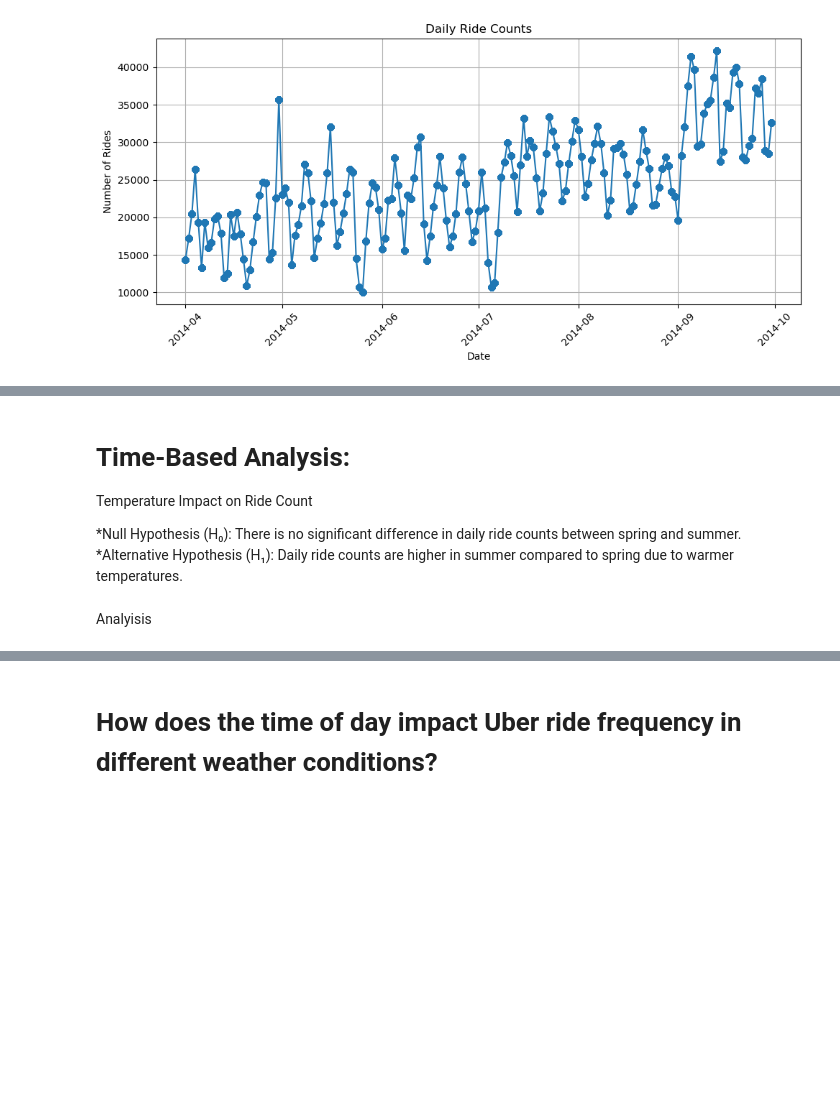
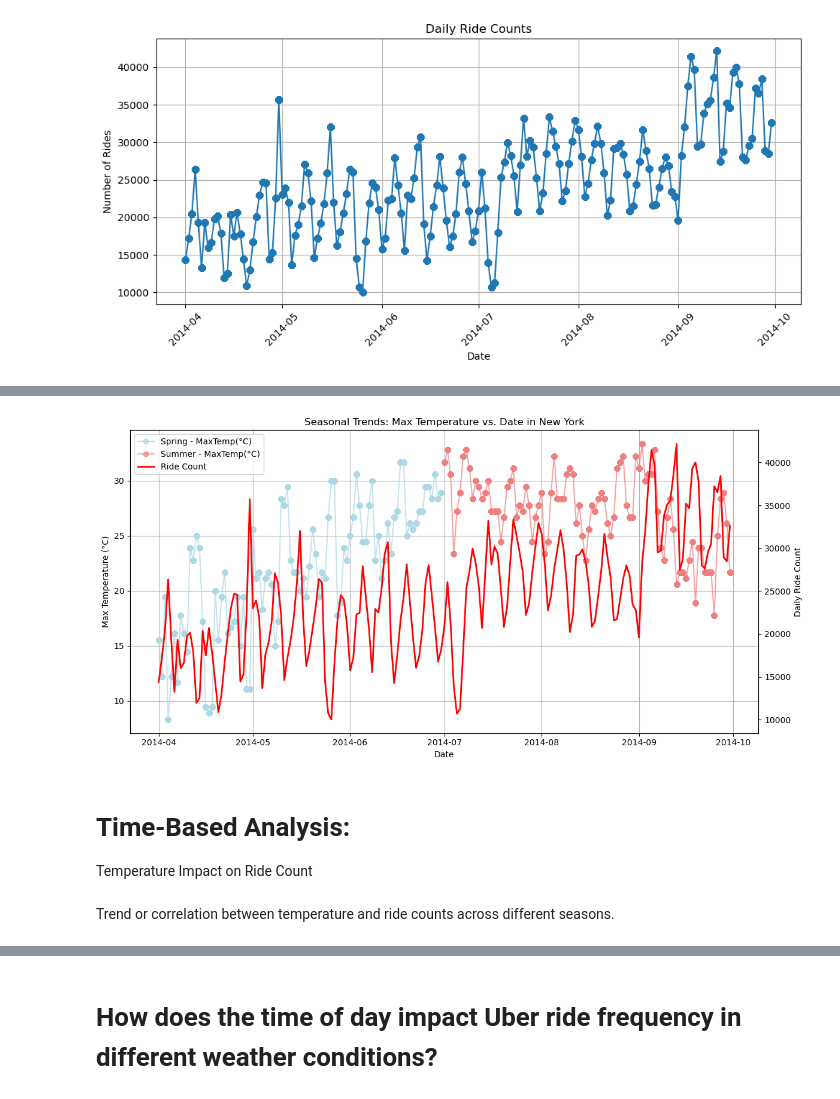
Before and after one commit to enumerbs/Project1-Group4, a Jupyter notebook: Uber_Weather_data_analysis_070724_ZR.ipynb, the cells around one changed output, grey strips where cells are left out. Drawn from its saved outputs; the diff is of its cells as text; code cells hidden in the pictures; blank space fills up the shorter version.

```diff
--- a/Uber_Weather_data_analysis_070724_ZR.ipynb
+++ b/Uber_Weather_data_analysis_070724_ZR.ipynb
@@ -282,16 +337,60 @@ plt.show()
 # %%
-# Calculate average temperature
+# Analysis Max Temperature and ride count for seasons.
 
-daily_merged_ride['AvgTemp'] = (daily_merged_ride['MaxTemp_(degC)'] + daily_merged_ride['MinTemp_(degC)']) / 2
+# Extract month to categorize into seasons- Used chatGTP to derive codes
+daily_merged_ride['Month'] = daily_merged_ride['Date'].dt.month
+
+# Categorize into seasons: Spring (April-June), Summer (July-September)
+daily_merged_ride['Season'] = 'Spring'
+daily_merged_ride.loc[(daily_merged_ride['Month'] >= 7) & (daily_merged_ride['Month'] <= 9), 'Season'] = 'Summer'
+
+
+# Split data into spring and summer
+spring_data = daily_merged_ride[daily_merged_ride['Season'] == 'Spring']
+summer_data = daily_merged_ride[daily_merged_ride['Season'] == 'Summer']
+
+
+# Plotting seasonal trends with ride count
+fig, ax1 = plt.subplots(figsize=(12, 6))
+
+# Plot average temperature with light shades
+for season, group in daily_merged_ride.groupby('Season'):
+    if season == 'Spring':
+        color = 'lightblue'
+    elif season == 'Summer':
+        color = 'lightcoral'
+
+    ax1.plot(group['Date'], group['MaxTemp_(degC)'], label=f'{season} - MaxTemp(°C)', marker='o', color=color, alpha=0.7)
+
+ax1.set_xlabel('Date')
+ax1.set_ylabel('Max Temperature (°C)')
+ax1.set_title('Seasonal Trends: Max Temperature vs. Date in New York')
+
+# Create a second y-axis for ride count with darker shade
+ax2 = ax1.twinx()
+ax2.plot(daily_merged_ride['Date'], daily_merged_ride['daily_ride_count'], color='red', label='Ride Count', linewidth=2)
+
+ax2.set_ylabel('Daily Ride Count')
+
+# Combine legends from both axes
+lines1, labels1 = ax1.get_legend_handles_labels()
+lines2, labels2 = ax2.get_legend_handles_labels()
+ax2.legend(lines1 + lines2, labels1 + labels2, loc='upper left')
+
+# Grid and layout adjustments
+ax1.grid(True)
+ax2.grid(False)
+plt.tight_layout()
+
+plt.show()
+# %% [output]
+[figure, added]
-# %% [markdown]
-# Time-Based Analysis:
-
-Temperature Impact on Ride Count
-
-*Null Hypothesis (H₀): There is no significant difference in daily ride counts between spring and summer.
-*Alternative Hypothesis (H₁): Daily ride counts are higher in summer compared to spring due to warmer temperatures.
-# %% [markdown]
-Analyisis
+# %% [markdown]
+# Time-Based Analysis:
+
+Temperature Impact on Ride Count
+# %% [markdown]
+Trend or correlation between temperature and ride counts across different seasons.
 # %%
 # Extract month to categorize into seasons- Used chatGTP to derive codes
 daily_merged_ride['Month'] = daily_merged_ride['Date'].dt.month
```
Also changed, not shown: parts of 23 cells of this notebook.
